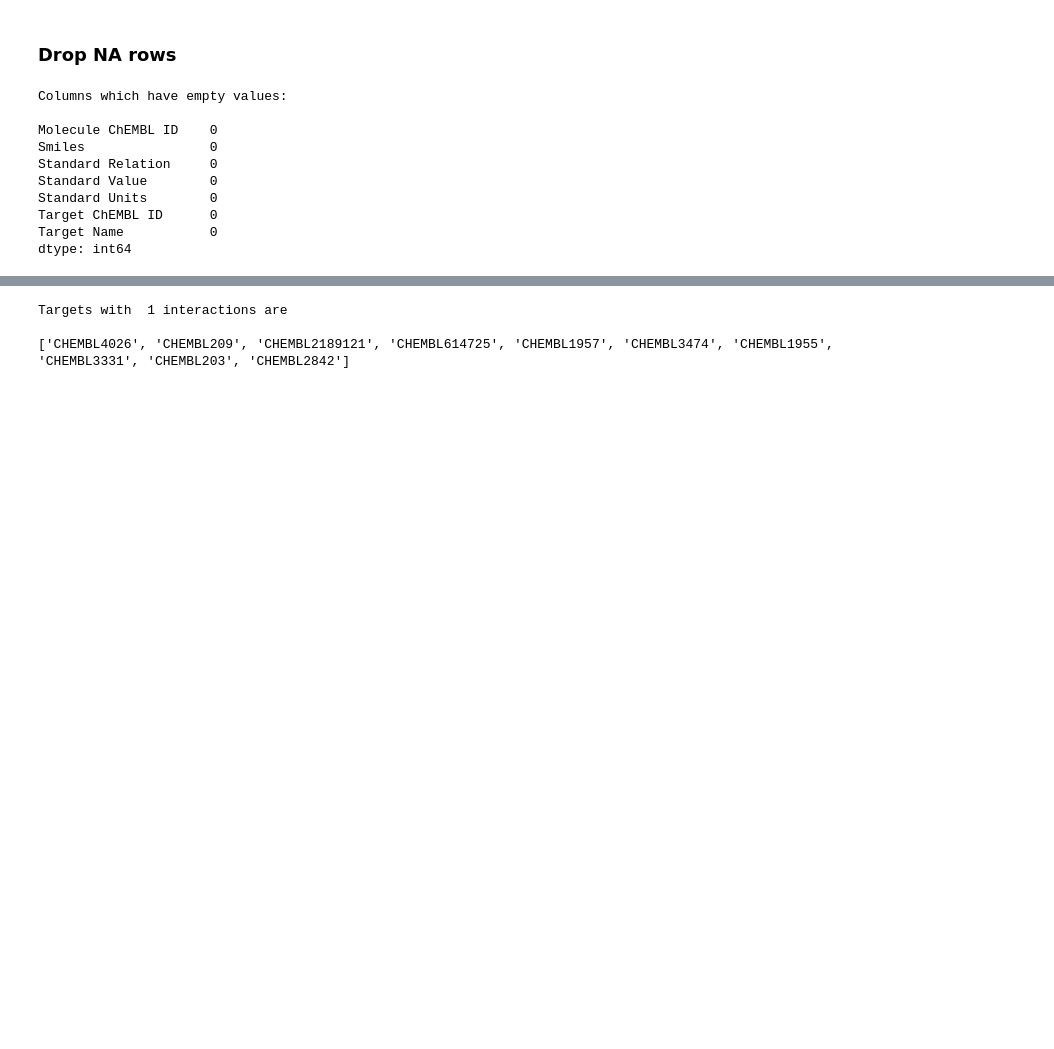
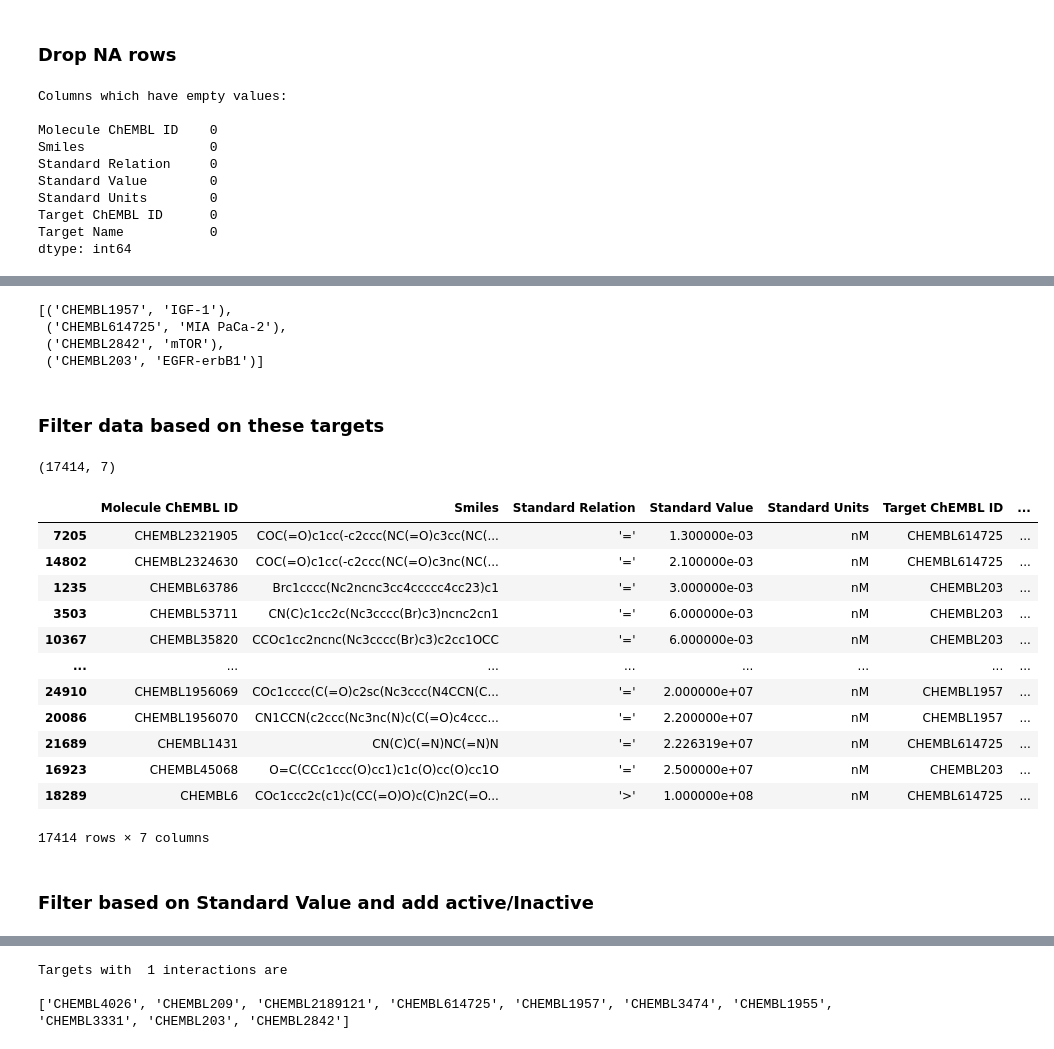
Before and after one commit to kperveen/dti-chembl, a Jupyter notebook: Cleaning-Bioactivities.ipynb, the cells around one changed output, grey strips where cells are left out. Cells and saved outputs as stored; diff of their text form; code cells hidden in the pictures; blank space fills up the shorter version.

```diff
--- a/Cleaning-Bioactivities.ipynb
+++ b/Cleaning-Bioactivities.ipynb
@@ -250,0 +153,41 @@ sorted_targets_data.shape
+# %%
+targets_500_assays = []
+updated_tids = []
+for target in targets_dict:
+    count_25 = targets_dict[target][25]
+    count_100 = targets_dict[target][100]
+    total_count = count_25 + count_100
+    if (count_25 + count_100) >= 500:
+        targets_500_assays.append((target, util_fn.target_abbr_from_id(target)))
+        updated_tids.append(target)
+targets_500_assays
+# %% [output]
+[('CHEMBL1957', 'IGF-1'),
+ ('CHEMBL614725', 'MIA PaCa-2'),
+ ('CHEMBL2842', 'mTOR'),
+ ('CHEMBL203', 'EGFR-erbB1')]
+# %% [markdown]
+### Filter data based on these targets
+# %%
+data_targets = sorted_data.loc[(sorted_data['Target ChEMBL ID'].isin(updated_tids)) ]
+data_targets.shape
+# %% [output]
+(17414, 7)
+# %%
+data_targets[(data_targets['Target ChEMBL ID'] == 'CHEMBL1957') & data_targets['Standard Value'] <= 18.0 ]
+# %% [output]
+|  | Molecule ChEMBL ID | Smiles | Standard Relation | Standard Value | Standard Units | Target ChEMBL ID | ... |
+| 7205 | CHEMBL2321905 | COC(=O)c1cc(-c2ccc(NC(=O)c3cc(NC(... | '=' | 1.300000e-03 | nM | CHEMBL614725 | ... |
+| 14802 | CHEMBL2324630 | COC(=O)c1cc(-c2ccc(NC(=O)c3nc(NC(... | '=' | 2.100000e-03 | nM | CHEMBL614725 | ... |
+| 1235 | CHEMBL63786 | Brc1cccc(Nc2ncnc3cc4ccccc4cc23)c1 | '=' | 3.000000e-03 | nM | CHEMBL203 | ... |
+| 3503 | CHEMBL53711 | CN(C)c1cc2c(Nc3cccc(Br)c3)ncnc2cn1 | '=' | 6.000000e-03 | nM | CHEMBL203 | ... |
+| 10367 | CHEMBL35820 | CCOc1cc2ncnc(Nc3cccc(Br)c3)c2cc1OCC | '=' | 6.000000e-03 | nM | CHEMBL203 | ... |
+| ... | ... | ... | ... | ... | ... | ... | ... |
+| 24910 | CHEMBL1956069 | COc1cccc(C(=O)c2sc(Nc3ccc(N4CCN(C... | '=' | 2.000000e+07 | nM | CHEMBL1957 | ... |
+| 20086 | CHEMBL1956070 | CN1CCN(c2ccc(Nc3nc(N)c(C(=O)c4ccc... | '=' | 2.200000e+07 | nM | CHEMBL1957 | ... |
+| 21689 | CHEMBL1431 | CN(C)C(=N)NC(=N)N | '=' | 2.226319e+07 | nM | CHEMBL614725 | ... |
+| 16923 | CHEMBL45068 | O=C(CCc1ccc(O)cc1)c1c(O)cc(O)cc1O | '=' | 2.500000e+07 | nM | CHEMBL203 | ... |
+| 18289 | CHEMBL6 | COc1ccc2c(c1)c(CC(=O)O)c(C)n2C(=O... | '>' | 1.000000e+08 | nM | CHEMBL614725 | ... |
+17414 rows × 7 columns
+# %% [markdown]
+### Filter based on Standard Value and add active/Inactive
```
Also changed, not shown: parts of 44 cells of this notebook.
